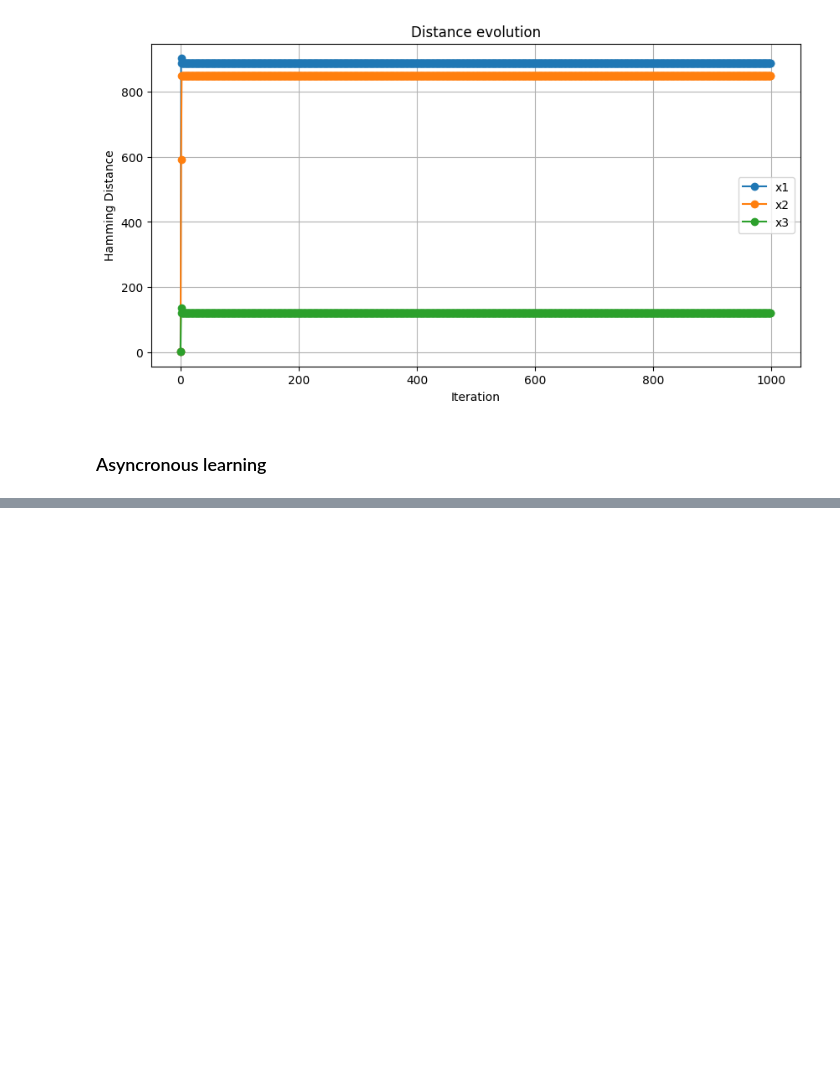
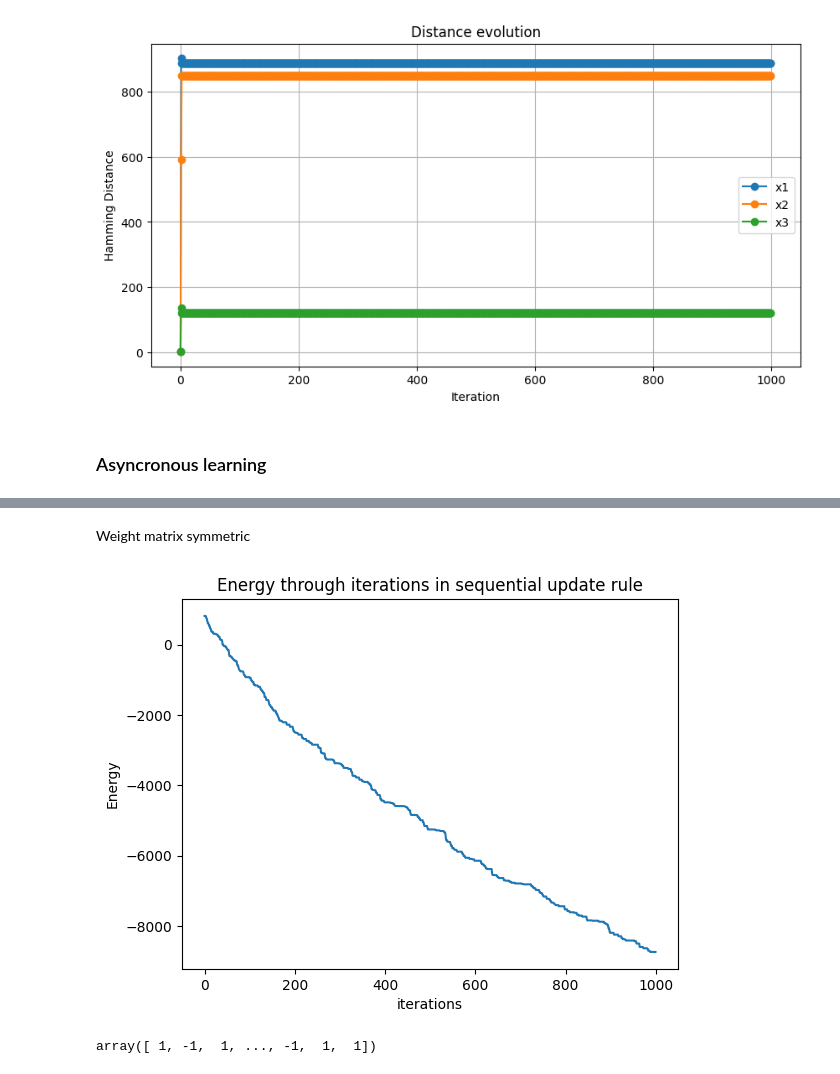
Before and after one commit to hanaeBM/Ann_Lab3, a Jupyter notebook: notebook_lab3.ipynb, the cells around one changed output, grey strips where cells are left out. Drawn from its saved outputs; the diff is of its cells as text; code cells hidden in the pictures; blank space fills up the shorter version.

```diff
--- a/notebook_lab3.ipynb
+++ b/notebook_lab3.ipynb
@@ -388,0 +456,8 @@ New_x_pict10=async_hop(np.array(Patterns["p10"]),W_pict,X_pict,1000)
+# %% [markdown]
+Weight matrix symmetric
+# %%
+W_sym=0.5*(W_random+W_random.T)
+async_hop_energy(Patterns["p8"],W_sym)
+# %% [output]
+[figure, added]
+array([ 1, -1,  1, ..., -1,  1,  1])
```
Also changed, not shown: parts of 9 cells of this notebook.
